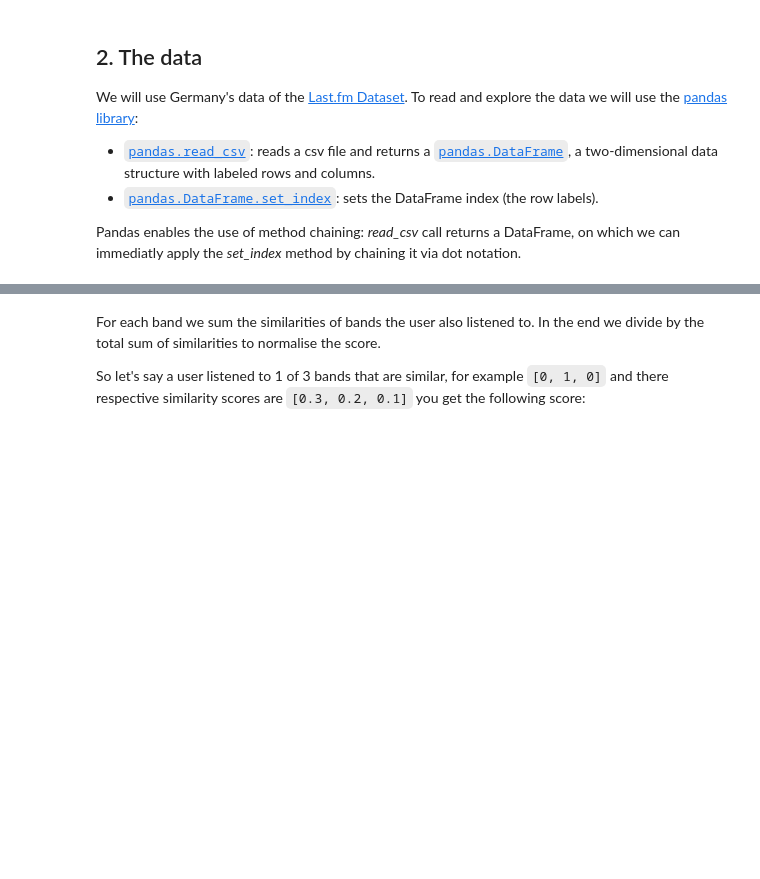
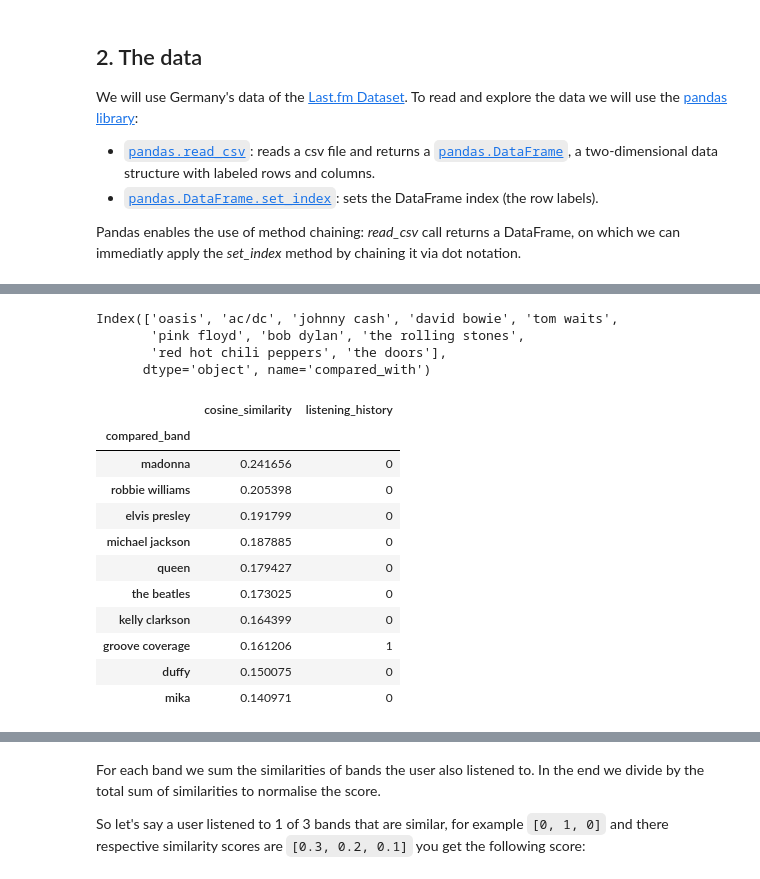
Before and after one commit to pbutenee/ml-tutorial, a Jupyter notebook: source/1/recommendation_engine.ipynb, the cells around one changed output, grey strips where cells are left out. Saved outputs shown, nothing was run; the diff lists cells and outputs as text; code cells hidden in the pictures; blank space fills up the shorter version.

```diff
--- a/source/1/recommendation_engine.ipynb
+++ b/source/1/recommendation_engine.ipynb
@@ -124,0 +263,36 @@ Now that we know which bands are similar, we have to figure out which bands to a
+# %%
+artist = 'the beatles'
+beatles
+### BEGIN SOLUTION
+similar_labels = most_similar_artists(artist).index
+### END SOLUTION
+# similar_labels = most_similar_artists( ? ). ?
+# %% [output]
+Index(['oasis', 'ac/dc', 'johnny cash', 'david bowie', 'tom waits',
+       'pink floyd', 'bob dylan', 'the rolling stones',
+       'red hot chili peppers', 'the doors'],
+      dtype='object', name='compared_with')
+# %%
+def most_similar_bands_history(band, user_id):
+    similar_bands = most_similar_bands(band)
+    history = data.loc[user_id, similar_bands.index].rename('listening_history')
+    return pd.concat([similar_bands, history], axis=1)
+
+example = most_similar_bands_history('abba', 42)
+
+assert example.columns.to_list() == ['cosine_similarity', 'listening_history']
+
+example
+# %% [output]
+|  | cosine_similarity | listening_history |
+| compared_band |  |  |
+| madonna | 0.241656 | 0 |
+| robbie williams | 0.205398 | 0 |
+| elvis presley | 0.191799 | 0 |
+| michael jackson | 0.187885 | 0 |
+| queen | 0.179427 | 0 |
+| the beatles | 0.173025 | 0 |
+| kelly clarkson | 0.164399 | 0 |
+| groove coverage | 0.161206 | 1 |
+| duffy | 0.150075 | 0 |
+| mika | 0.140971 | 0 |
```
Also changed, not shown: parts of 65 cells of this notebook.
